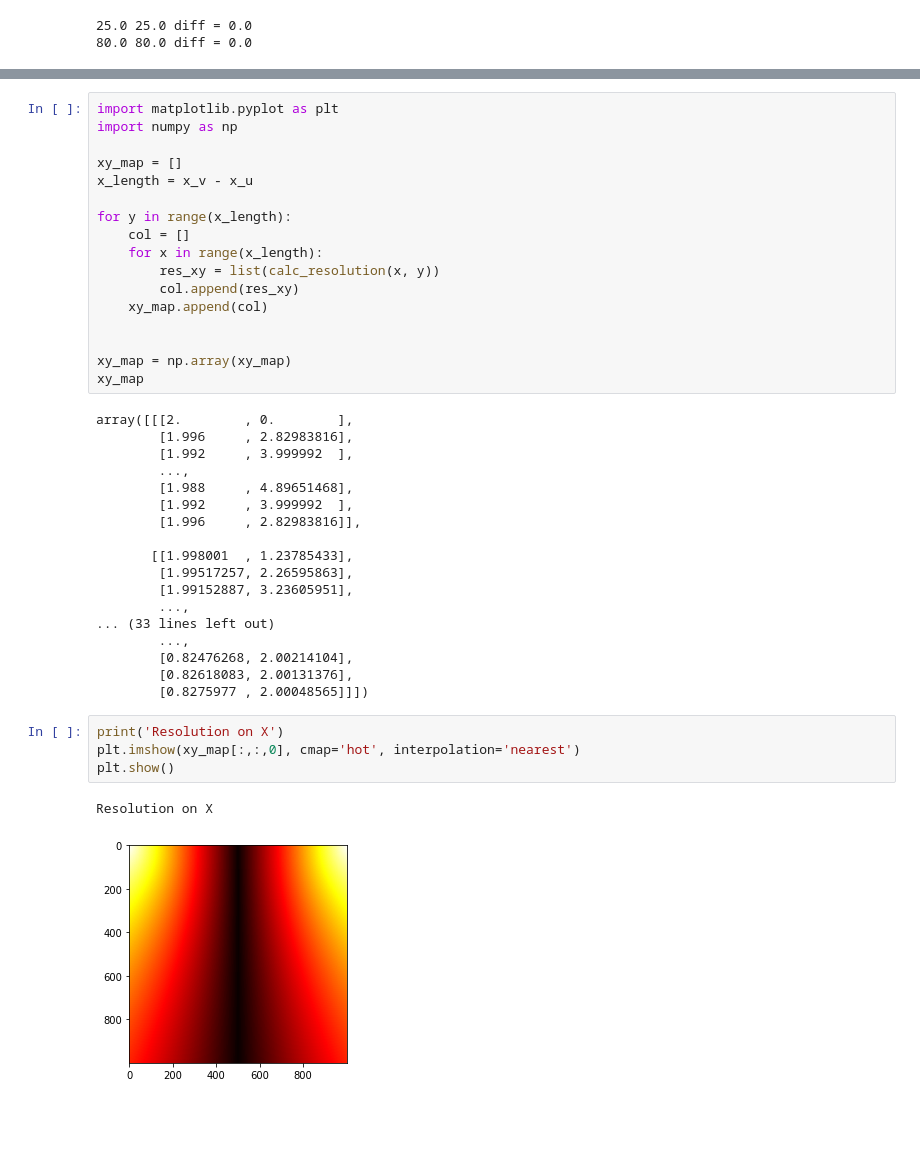
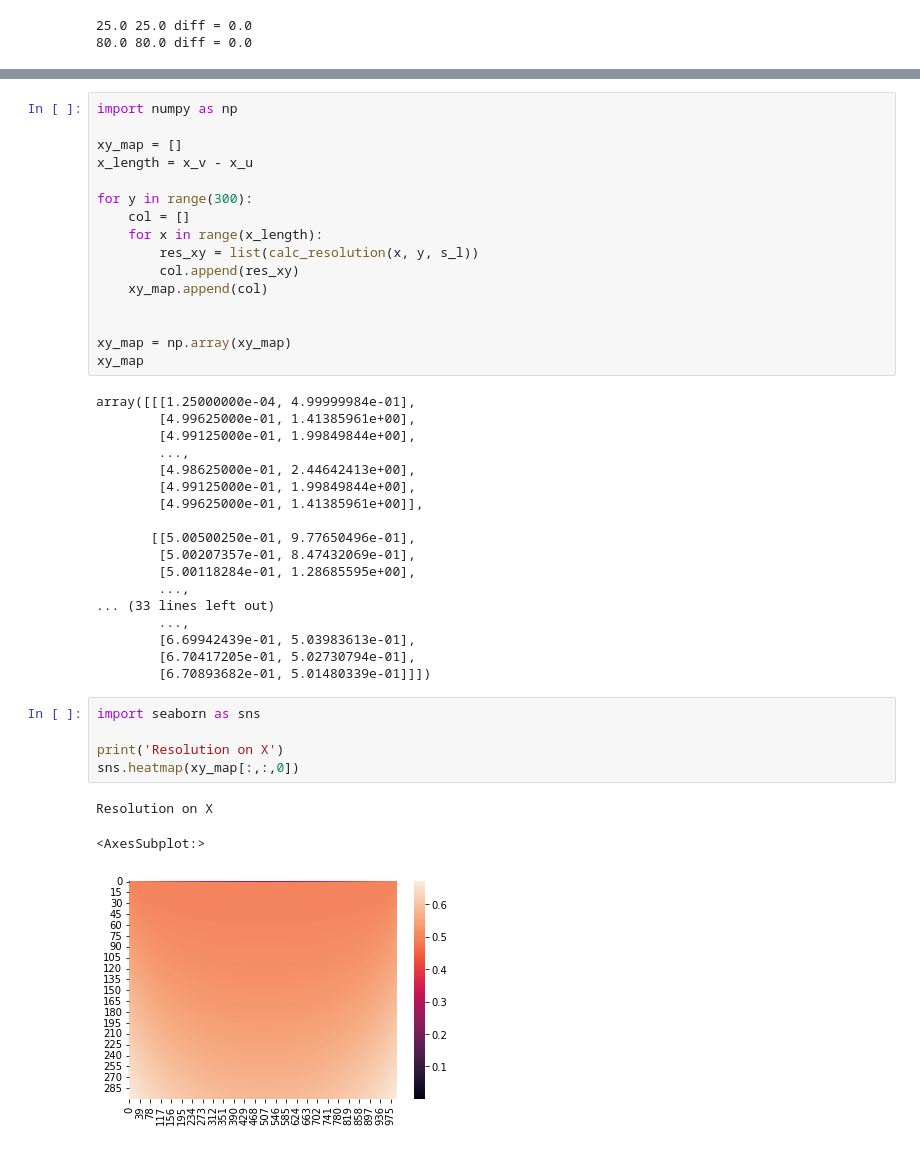
Before and after one commit to wenoptics/cnc-polarplotter, a Jupyter notebook: polar_precision.ipynb, the cells around one changed output, grey strips where cells are left out. Saved outputs shown, nothing was run; the diff lists cells and outputs as text; blank space fills up the shorter version.

```diff
--- a/polar_precision.ipynb
+++ b/polar_precision.ipynb
@@ -171,14 +218,13 @@ At P(x, y)=(500, 500), the resolution is about (0.00, 2.82).
 # %%
-import matplotlib.pyplot as plt
 import numpy as np
 
 xy_map = []
 x_length = x_v - x_u
 
-for y in range(x_length):
+for y in range(300):
     col = []
     for x in range(x_length):
-        res_xy = list(calc_resolution(x, y))
+        res_xy = list(calc_resolution(x, y, s_l))
         col.append(res_xy)
     xy_map.append(col)
 
@@ -186,29 +232,31 @@ for y in range(x_length):
 xy_map = np.array(xy_map)
 xy_map
 # %% [output]
-array([[[2.        , 0.        ],
-        [1.996     , 2.82983816],
-        [1.992     , 3.999992  ],
+array([[[1.25000000e-04, 4.99999984e-01],
+        [4.99625000e-01, 1.41385961e+00],
+        [4.99125000e-01, 1.99849844e+00],
         ...,
-        [1.988     , 4.89651468],
-        [1.992     , 3.999992  ],
-        [1.996     , 2.82983816]],
+        [4.98625000e-01, 2.44642413e+00],
+        [4.99125000e-01, 1.99849844e+00],
+        [4.99625000e-01, 1.41385961e+00]],
 
-       [[1.998001  , 1.23785433],
-        [1.99517257, 2.26595863],
-        [1.99152887, 3.23605951],
+       [[5.00500250e-01, 9.77650496e-01],
+        [5.00207357e-01, 8.47432069e-01],
+        [5.00118284e-01, 1.28685595e+00],
         ...,
 ... (33 lines left out)
         ...,
-        [0.82476268, 2.00214104],
-        [0.82618083, 2.00131376],
-        [0.8275977 , 2.00048565]]])
+        [6.69942439e-01, 5.03983613e-01],
+        [6.70417205e-01, 5.02730794e-01],
+        [6.70893682e-01, 5.01480339e-01]]])
-# %%
-print('Resolution on X')
-plt.imshow(xy_map[:,:,0], cmap='hot', interpolation='nearest')
-plt.show()
-# %% [output]
-Resolution on X
-[figure, removed]
+# %%
+import seaborn as sns
+
+print('Resolution on X')
+sns.heatmap(xy_map[:,:,0])
+# %% [output]
+Resolution on X
+<AxesSubplot:>
+[figure, added]
 # %%
 print('Resolution on Y')
```
Also changed, not shown: parts of 10 cells of this notebook, 1 other file.
